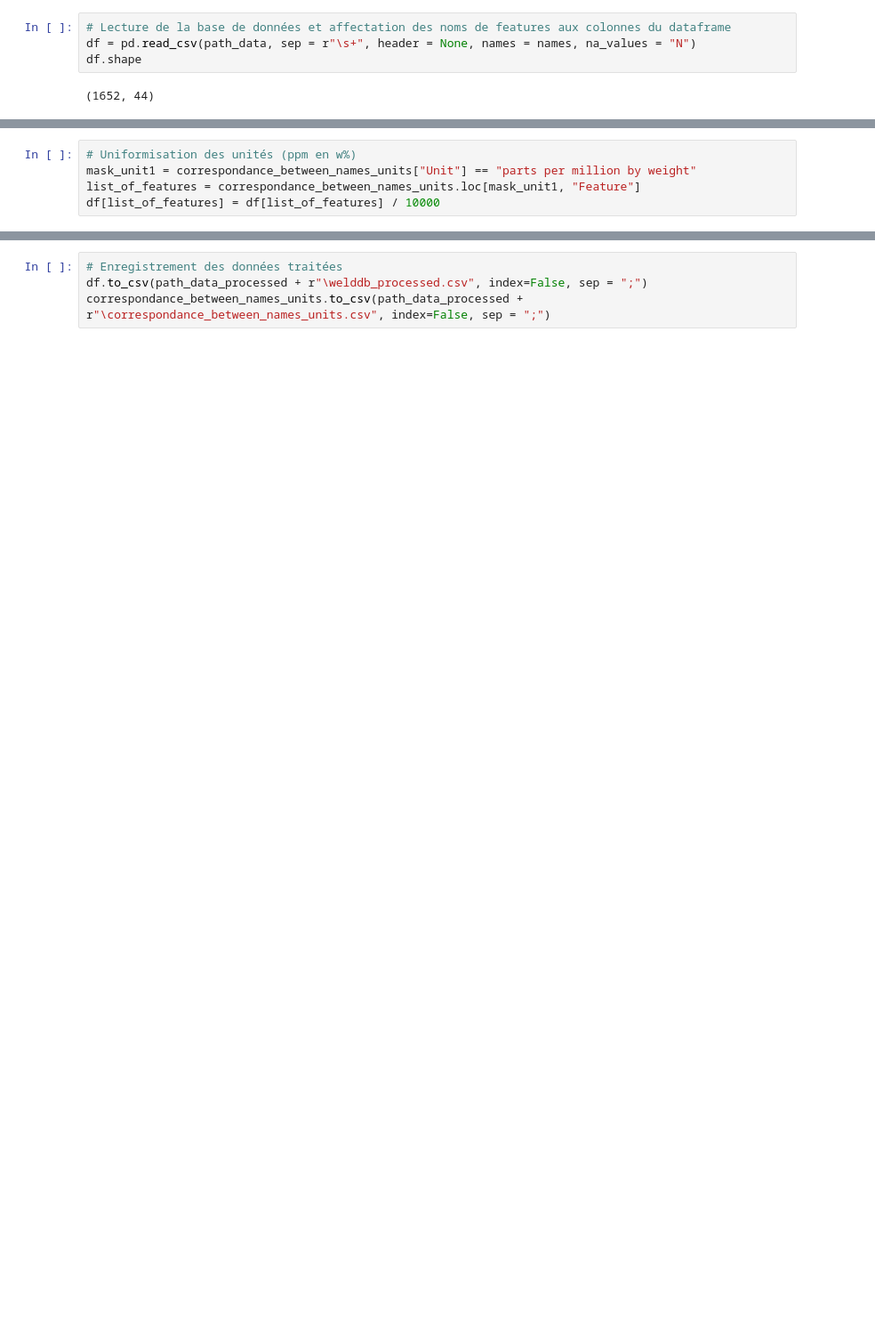
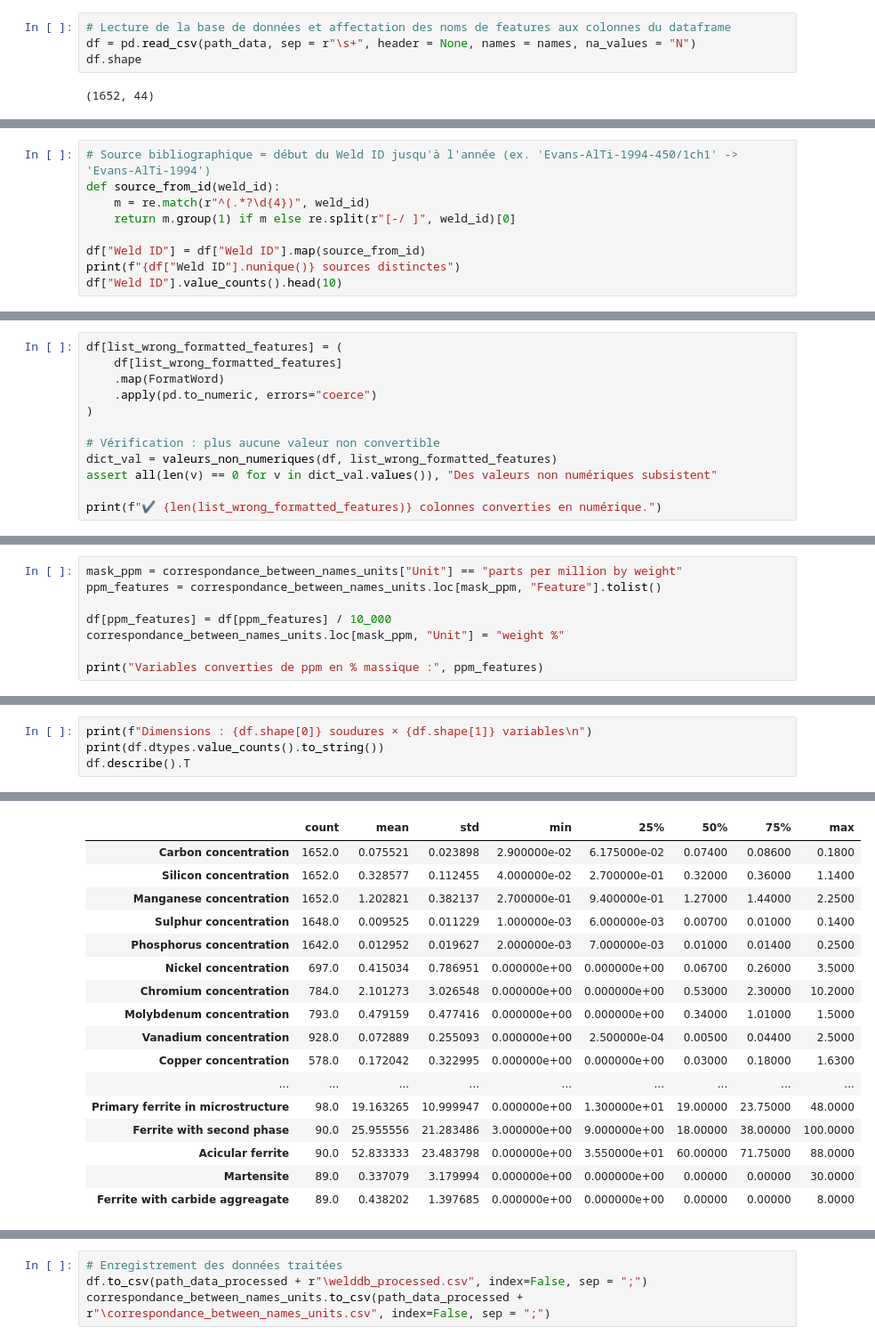
Before and after one commit to marilynehu25/Soudure-d-acier, a Jupyter notebook: 2. Analyses/1. Traitement de données.ipynb, the cells around one changed output, grey strips where cells are left out. Shown at 89% size. Saved outputs shown, nothing was run; the diff lists cells and outputs as text; blank space fills up the shorter version.

```diff
--- a/2. Analyses/1. Traitement de données.ipynb
+++ b/2. Analyses/1. Traitement de données.ipynb
@@ -155,0 +261,9 @@ for col in dict_val :
+# %%
+# Source bibliographique = début du Weld ID jusqu'à l'année (ex. 'Evans-AlTi-1994-450/1ch1' -> 'Evans-AlTi-1994')
+def source_from_id(weld_id):
+    m = re.match(r"^(.*?\d{4})", weld_id)
+    return m.group(1) if m else re.split(r"[-/ ]", weld_id)[0]
+
+df["Weld ID"] = df["Weld ID"].map(source_from_id)
+print(f"{df["Weld ID"].nunique()} sources distinctes")
+df["Weld ID"].value_counts().head(10)
@@ -155,0 +288,12 @@ for col in dict_val :
+# %%
+df[list_wrong_formatted_features] = (
+    df[list_wrong_formatted_features]
+    .map(FormatWord)
+    .apply(pd.to_numeric, errors="coerce")
+)
+
+# Vérification : plus aucune valeur non convertible
+dict_val = valeurs_non_numeriques(df, list_wrong_formatted_features)
+assert all(len(v) == 0 for v in dict_val.values()), "Des valeurs non numériques subsistent"
+
+print(f"✔ {len(list_wrong_formatted_features)} colonnes converties en numérique.")
@@ -156,5 +313,8 @@ for col in dict_val :
 # %%
-# Uniformisation des unités (ppm en w%)
-mask_unit1 = correspondance_between_names_units["Unit"] == "parts per million by weight"
-list_of_features = correspondance_between_names_units.loc[mask_unit1, "Feature"]
-df[list_of_features] = df[list_of_features] / 10000
+mask_ppm = correspondance_between_names_units["Unit"] == "parts per million by weight"
+ppm_features = correspondance_between_names_units.loc[mask_ppm, "Feature"].tolist()
+
+df[ppm_features] = df[ppm_features] / 10_000
+correspondance_between_names_units.loc[mask_ppm, "Unit"] = "weight %"
+
+print("Variables converties de ppm en % massique :", ppm_features)
@@ -160,0 +326,5 @@ df[list_of_features] = df[list_of_features] / 10000
+# %%
+print(f"Dimensions : {df.shape[0]} soudures × {df.shape[1]} variables\n")
+print(df.dtypes.value_counts().to_string())
+df.describe().T
+# %% [output]
@@ -160,0 +335,17 @@ df[list_of_features] = df[list_of_features] / 10000
+|  | count | mean | std | min | 25% | 50% | 75% | max |
+| Carbon concentration | 1652.0 | 0.075521 | 0.023898 | 2.900000e-02 | 6.175000e-02 | 0.07400 | 0.08600 | 0.1800 |
+| Silicon concentration | 1652.0 | 0.328577 | 0.112455 | 4.000000e-02 | 2.700000e-01 | 0.32000 | 0.36000 | 1.1400 |
+| Manganese concentration | 1652.0 | 1.202821 | 0.382137 | 2.700000e-01 | 9.400000e-01 | 1.27000 | 1.44000 | 2.2500 |
+| Sulphur concentration | 1648.0 | 0.009525 | 0.011229 | 1.000000e-03 | 6.000000e-03 | 0.00700 | 0.01000 | 0.1400 |
+| Phosphorus concentration | 1642.0 | 0.012952 | 0.019627 | 2.000000e-03 | 7.000000e-03 | 0.01000 | 0.01400 | 0.2500 |
+| Nickel concentration | 697.0 | 0.415034 | 0.786951 | 0.000000e+00 | 0.000000e+00 | 0.06700 | 0.26000 | 3.5000 |
+| Chromium concentration | 784.0 | 2.101273 | 3.026548 | 0.000000e+00 | 0.000000e+00 | 0.53000 | 2.30000 | 10.2000 |
+| Molybdenum concentration | 793.0 | 0.479159 | 0.477416 | 0.000000e+00 | 0.000000e+00 | 0.34000 | 1.01000 | 1.5000 |
+| Vanadium concentration | 928.0 | 0.072889 | 0.255093 | 0.000000e+00 | 2.500000e-04 | 0.00500 | 0.04400 | 2.5000 |
+| Copper concentration | 578.0 | 0.172042 | 0.322995 | 0.000000e+00 | 0.000000e+00 | 0.03000 | 0.18000 | 1.6300 |
+| ... | ... | ... | ... | ... | ... | ... | ... | ... |
+| Primary ferrite in microstructure | 98.0 | 19.163265 | 10.999947 | 0.000000e+00 | 1.300000e+01 | 19.00000 | 23.75000 | 48.0000 |
+| Ferrite with second phase | 90.0 | 25.955556 | 21.283486 | 3.000000e+00 | 9.000000e+00 | 18.00000 | 38.00000 | 100.0000 |
+| Acicular ferrite | 90.0 | 52.833333 | 23.483798 | 0.000000e+00 | 3.550000e+01 | 60.00000 | 71.75000 | 88.0000 |
+| Martensite | 89.0 | 0.337079 | 3.179994 | 0.000000e+00 | 0.000000e+00 | 0.00000 | 0.00000 | 30.0000 |
+| Ferrite with carbide aggreagate | 89.0 | 0.438202 | 1.397685 | 0.000000e+00 | 0.000000e+00 | 0.00000 | 0.00000 | 8.0000 |
```
Also changed, not shown: parts of 21 cells of this notebook, 3 other files.
